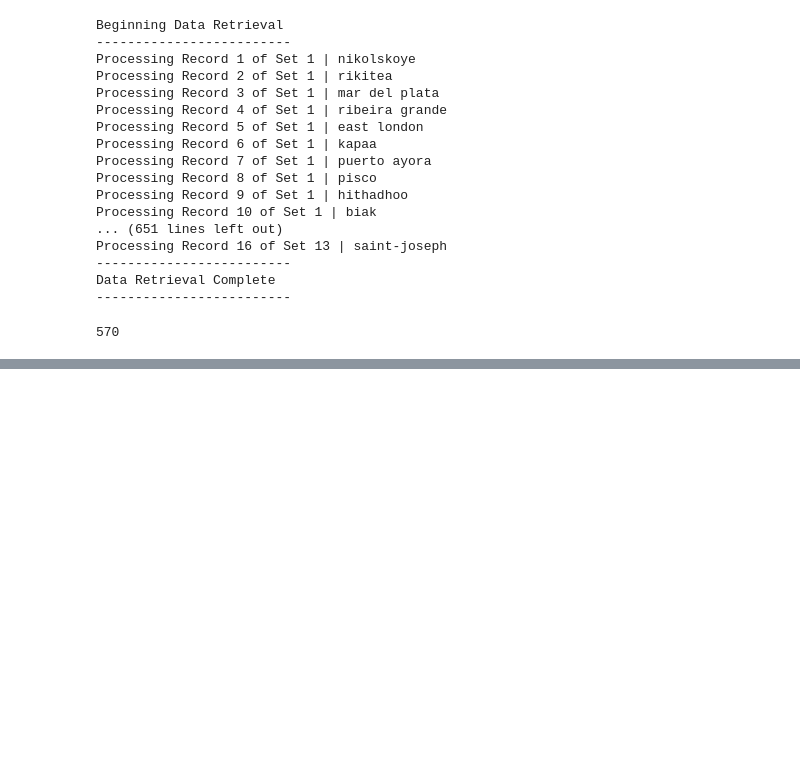
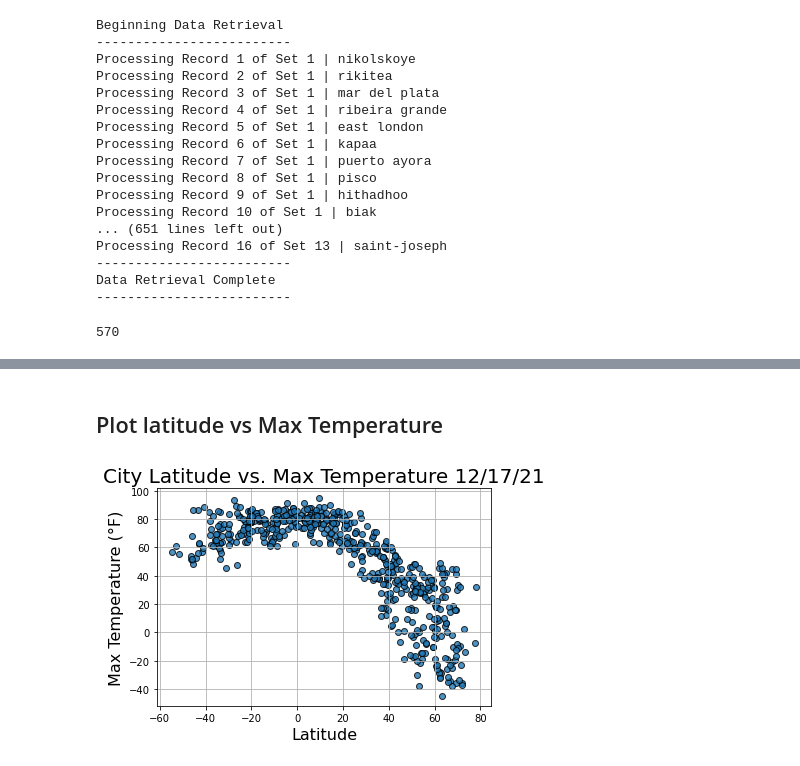
Before and after one commit to mgsrichard/World_Weather_Analysis, a Jupyter notebook: WeatherPy.ipynb, the cells around one changed output, grey strips where cells are left out. Saved outputs shown, nothing was run; the diff lists cells and outputs as text; code cells hidden in the pictures; blank space fills up the shorter version.

Commit message:
Scatters vs latitude made

```diff
--- a/WeatherPy.ipynb
+++ b/WeatherPy.ipynb
@@ -175,3 +175,35 @@ city_data_df.head()
 output_data_file = "weather_data/cities.csv"
 #Export the city data into a csv
 city_data_df.to_csv(output_data_file,index_label = "City_ID")
+# %%
+lats = city_data_df["Lat"]
+max_temps = city_data_df["Max Temp"]
+humidity = city_data_df["Humidity"]
+cloudiness = city_data_df["Cloudiness"]
+wind_speed = city_data_df["Wind Speed"]
+# %% [markdown]
+## Plot latitude vs Max Temperature
+# %%
+#Time module already imported above
+
+#Build the scatter plot for latitude vs max temperature
+plt.scatter(lats,
+            max_temps,
+            edgecolor = "k",linewidth=1,marker = "o",
+            alpha = 0.8, label = "Cities")
+
+#Other graph properties
+today = time.time()
+today = time.strftime('%x')
+plt.xlabel("Latitude",fontsize = 16)
+plt.ylabel("Max Temperature (°F)",fontsize = 16)
+plt.title("City Latitude vs. Max Temperature " + today, fontsize = 20)
+plt.grid()
+
+#Save the figure
+plt.savefig("weather_data/Fig1.png")
+
+#Show plot
+plt.show()
+# %% [output]
+[figure, added]
```
Also changed, not shown: parts of 6 cells of this notebook, 5 other files.
